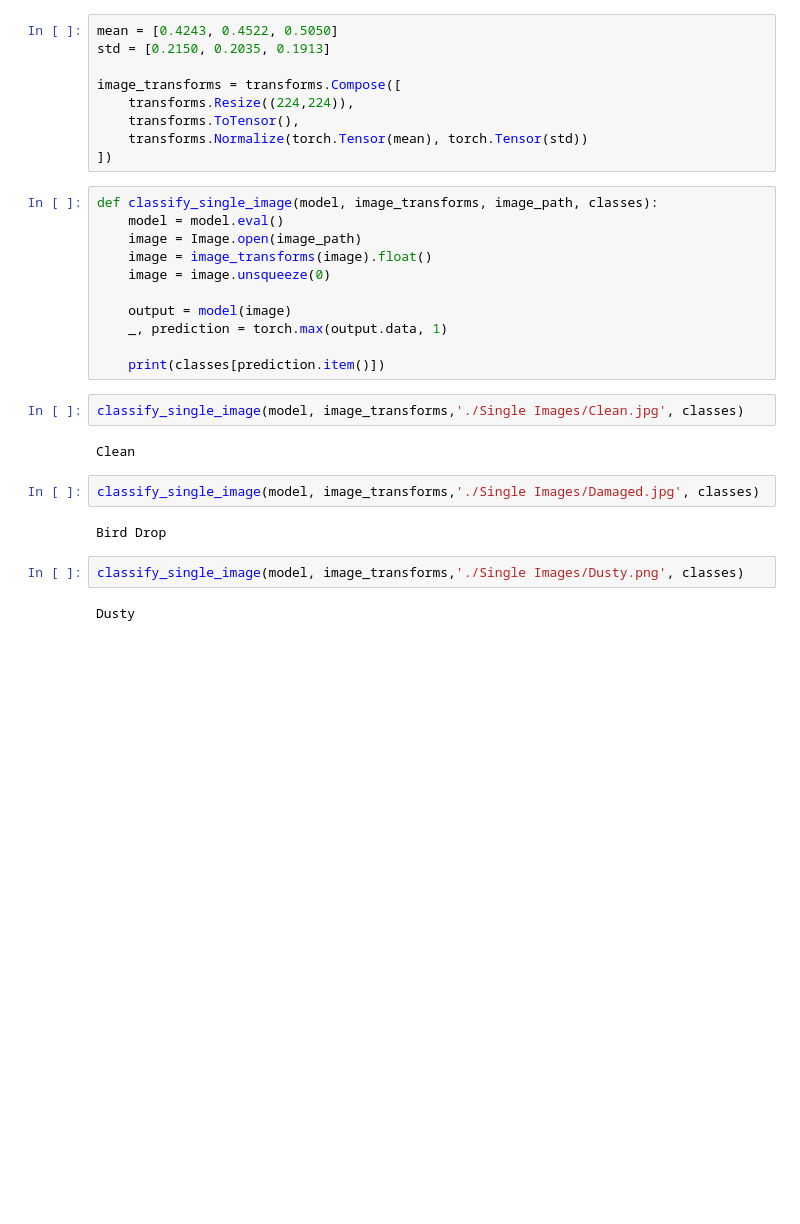
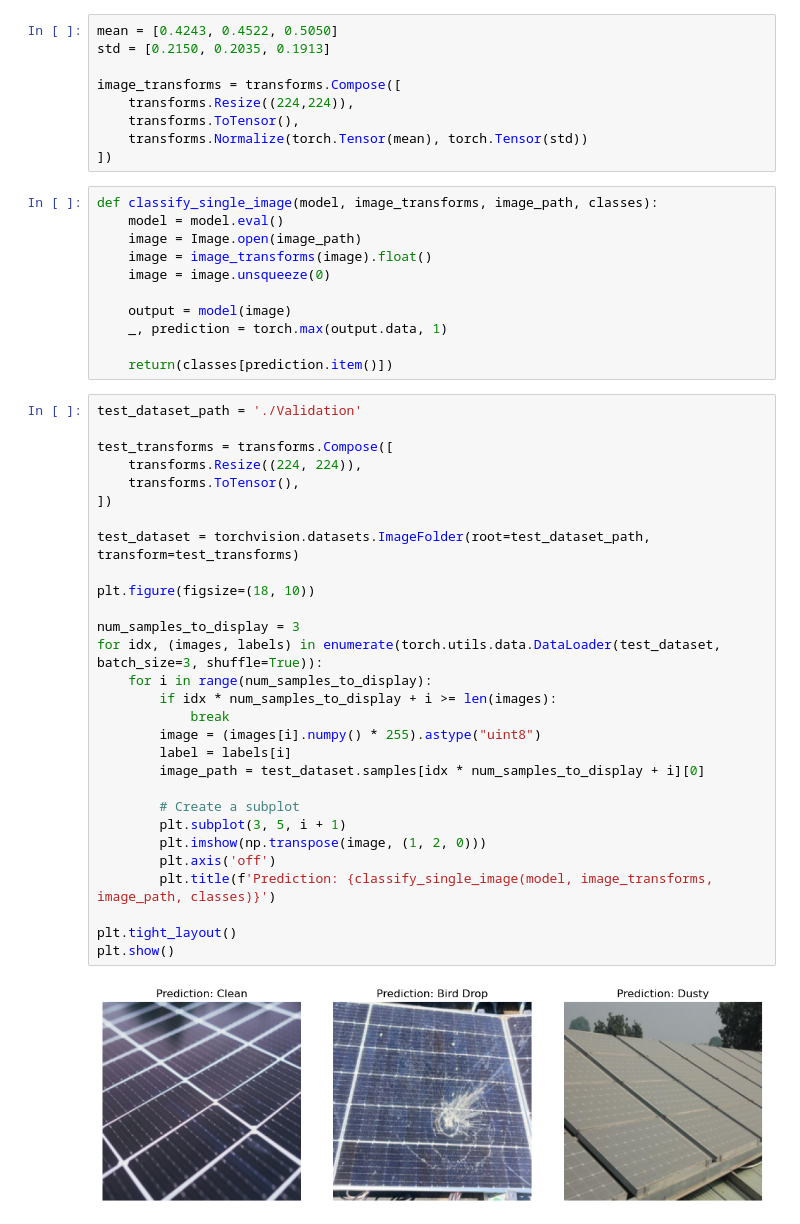
Before and after one commit to LucasPalomino/SolarPanelNeuralNetwork, a Jupyter notebook: Load and Classify.ipynb, the cells around one changed output. Drawn from its saved outputs; the diff is of its cells as text; blank space fills up the shorter version.

Commit message:
Load and Classify Notebook
Created matplotlib visualizations with labels created by model.

```diff
--- a/Load and Classify.ipynb
+++ b/Load and Classify.ipynb
@@ -70,16 +38,35 @@ def classify_single_image(model, image_transforms, image_path, classes):
     output = model(image)
     _, prediction = torch.max(output.data, 1)
 
-    print(classes[prediction.item()])
+    return(classes[prediction.item()])
-# %%
-classify_single_image(model, image_transforms,'./Single Images/Clean.jpg', classes)
-# %% [output]
-Clean
-# %%
-classify_single_image(model, image_transforms,'./Single Images/Damaged.jpg', classes)
-# %% [output]
-Bird Drop
-# %%
-classify_single_image(model, image_transforms,'./Single Images/Dusty.png', classes)
-# %% [output]
-Dusty
+# %%
+test_dataset_path = './Validation'
+
+test_transforms = transforms.Compose([
+    transforms.Resize((224, 224)),
+    transforms.ToTensor(),
+])
+
+test_dataset = torchvision.datasets.ImageFolder(root=test_dataset_path, transform=test_transforms)
+
+plt.figure(figsize=(18, 10))
+
+num_samples_to_display = 3
+for idx, (images, labels) in enumerate(torch.utils.data.DataLoader(test_dataset, batch_size=3, shuffle=True)):
+    for i in range(num_samples_to_display):
+        if idx * num_samples_to_display + i >= len(images):
+            break
+        image = (images[i].numpy() * 255).astype("uint8")
+        label = labels[i]
+        image_path = test_dataset.samples[idx * num_samples_to_display + i][0]
+
+        # Create a subplot
+        plt.subplot(3, 5, i + 1)
+        plt.imshow(np.transpose(image, (1, 2, 0)))
+        plt.axis('off')
+        plt.title(f'Prediction: {classify_single_image(model, image_transforms, image_path, classes)}')
+
+plt.tight_layout()
+plt.show()
+# %% [output]
+[figure, new version]
```
Also changed, not shown: parts of 2 cells of this notebook.
